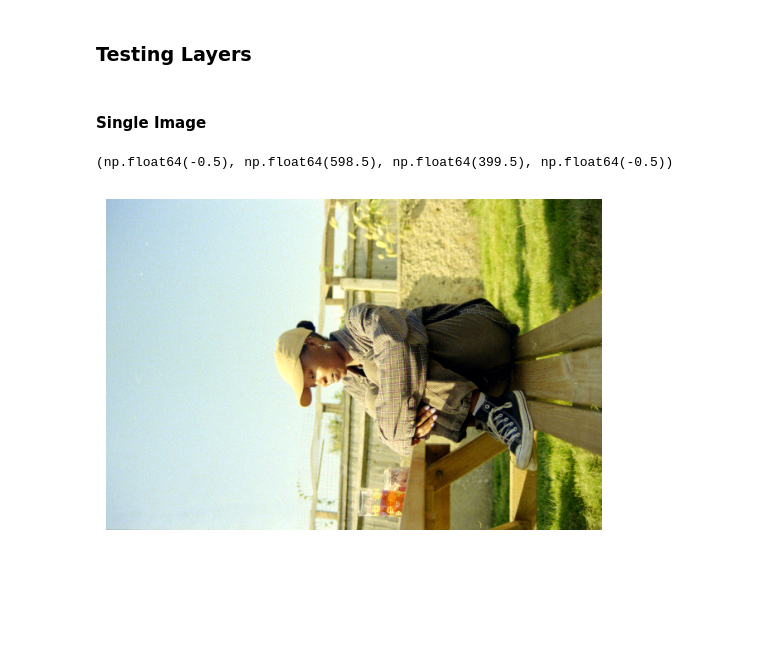
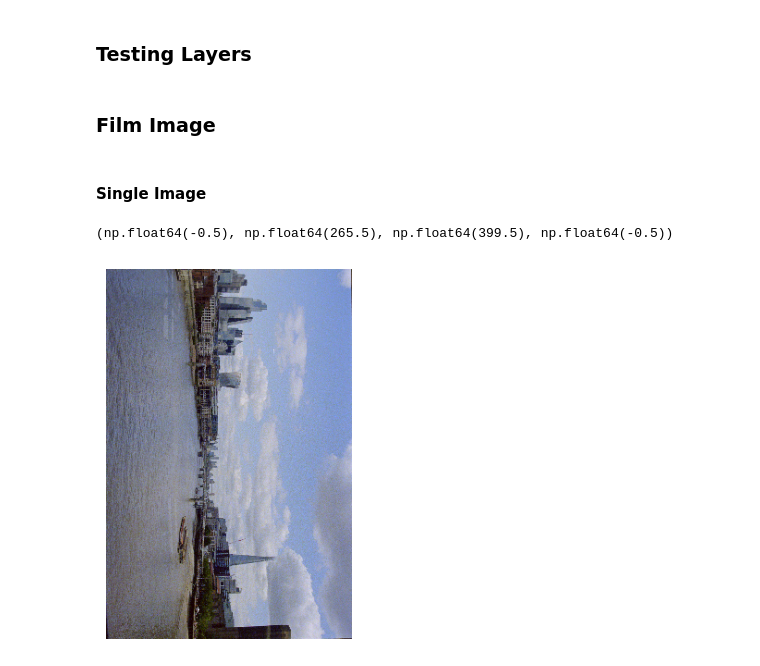
Before and after one commit to Loumstar/nevernegative, a Jupyter notebook: notebooks/colorplus_200.ipynb, the cells around one changed output. Drawn from its saved outputs; the diff is of its cells as text; code cells hidden in the pictures; blank space fills up the shorter version.

Commit message:
New films

```diff
--- a/notebooks/colorplus_200.ipynb
+++ b/notebooks/colorplus_200.ipynb
@@ -92,4 +101,6 @@ import matplotlib.pyplot as plt
 # %%
-images_folder = "/Users/louismanestar/Documents/Projects/Film Scanner/nevernegative/images/Brighton"
+images_path = Path("/Users/louismanestar/Documents/Projects/Film Scanner/nevernegative/images/Brighton")
+output_path = Path("/Users/louismanestar/Documents/Projects/Film Scanner/nevernegative/images/Brighton/check")
+
 glob = "*.NEF"
 # %% [markdown]
@@ -126,21 +192,4 @@ layers = [
-# %%
-from nevernegative.layers.balancing.brightness import Brightness
-from nevernegative.layers.balancing.contrast import Contrast
-from nevernegative.layers.balancing.pigment import RemoveEmulsionPigment
-from nevernegative.layers.balancing.saturation import Saturation
-from nevernegative.layers.balancing.temperature import Temperature
-from nevernegative.layers.balancing.invert import Invert
-
-layers = [
-    # Temperature(temperature=5600),
-    RemoveEmulsionPigment(pigment=(235, 163, 111)),
-    Invert(),
-    Brightness(0.82, channel=0),
-    Brightness(0.6, channel=1),
-    Brightness(0.49, channel=2),
-    Contrast(2.7),
-    Brightness(1.2),
-    Saturation(1),
-]
 # %% [markdown]
 ### Testing Layers
+# %% [markdown]
+### Film Image
@@ -149,19 +208,18 @@ layers = [
 # %%
 scanner = SimpleScanner([Resize(height=400), *layers], device="mps")
 
-filename = "DSC_1020.NEF"
-output_path = Path("results/colorplus/")
+filename = "DSC_2115.NEF"
 
 processed = scanner.file(
-    source=Path(images_folder) / filename,
-    destination=Path("results/colorplus/"),
+    source=images_path / filename,
+    destination=output_path / "single_image",
     is_raw=True,
-    plot_path=output_path
+    plot_path="image_location"
 )
 
 plt.imshow(processed.permute(1, 2, 0).cpu().numpy())
 plt.axis("off")
 # %% [output]
-(np.float64(-0.5), np.float64(598.5), np.float64(399.5), np.float64(-0.5))
+(np.float64(-0.5), np.float64(265.5), np.float64(399.5), np.float64(-0.5))
-[figure, old version]
+[figure, new version]
 # %%
```
Also changed, not shown: parts of 20 cells of this notebook, 8 other files.
